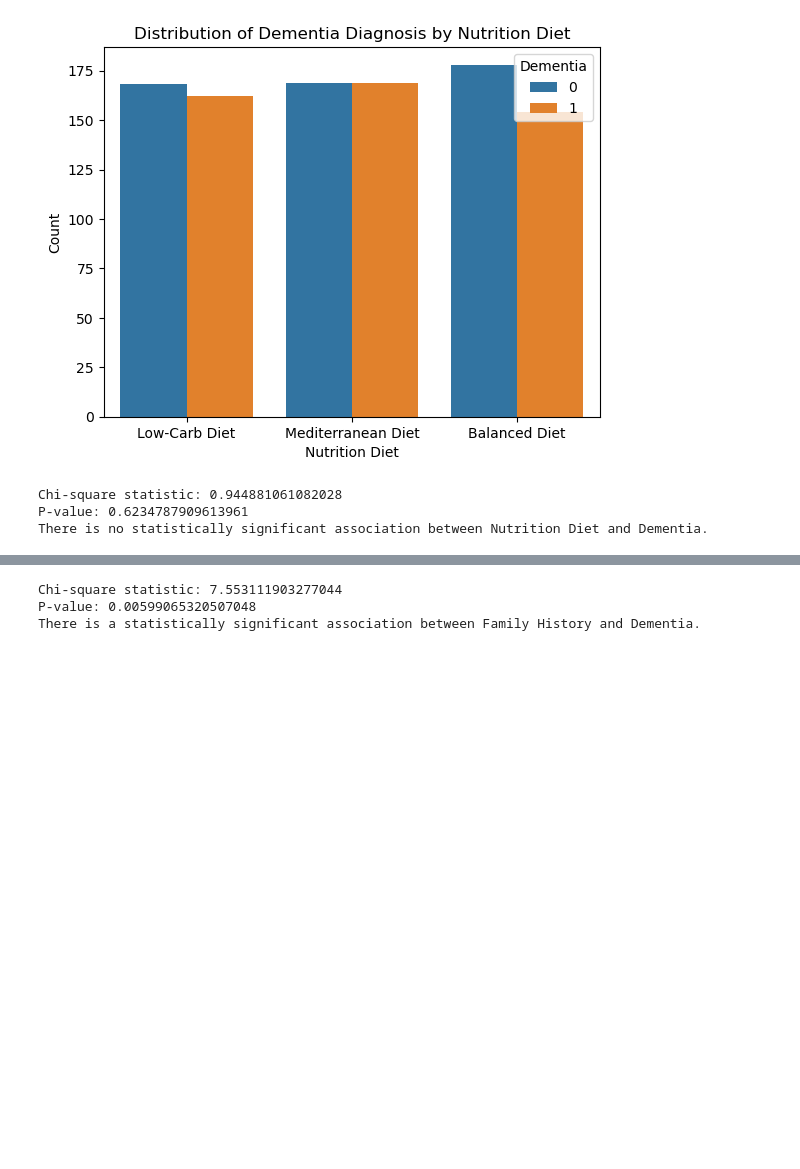
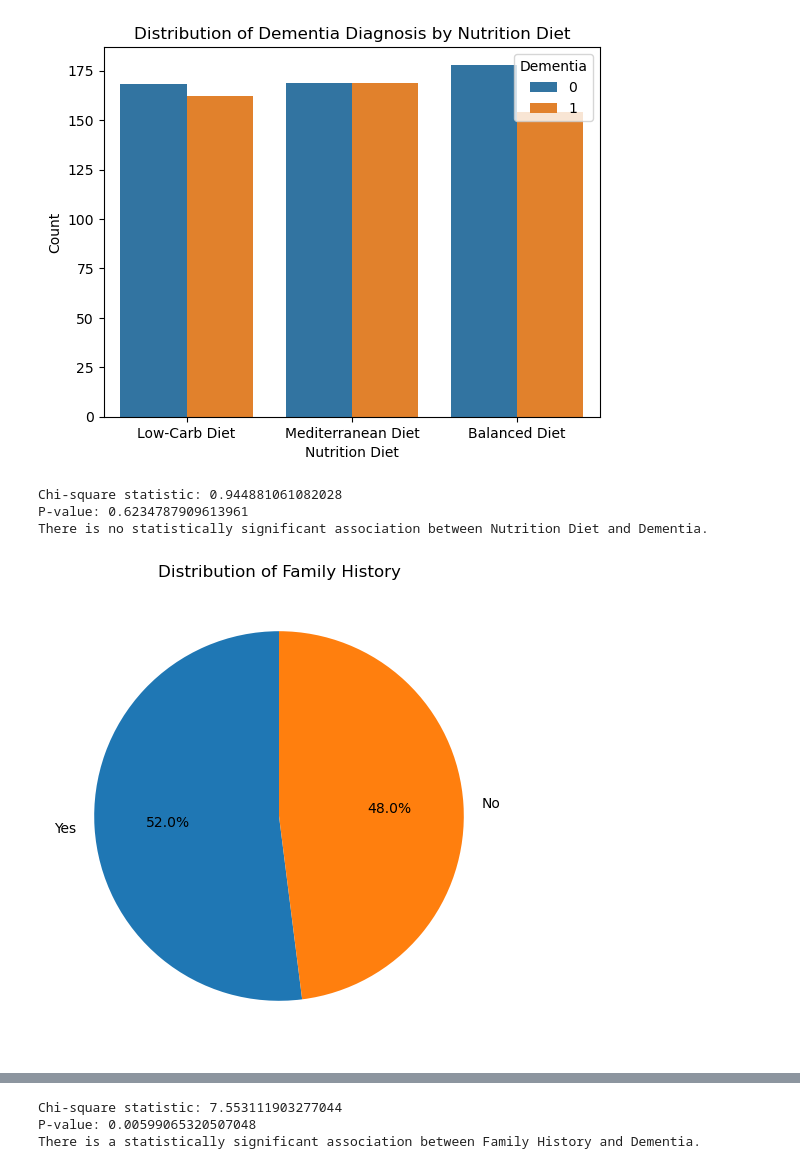
Before and after one commit to Feda2020/project_one_dementia, a Jupyter notebook: main.ipynb, the cells around one changed output, grey strips where cells are left out. Saved outputs shown, nothing was run; the diff lists cells and outputs as text; code cells hidden in the pictures; blank space fills up the shorter version.

```diff
--- a/main.ipynb
+++ b/main.ipynb
@@ -14,11 +14,4 @@ import scipy.stats as stats
 import seaborn as sns
 from scipy.stats import f_oneway
 import statsmodels.api as sm
-# %%
-# Load the dataset
-# Replace this with the path to your dataset
-data_path = "dementia.csv"
-
-
-# Display t the dataset to get a preview
 # %% [markdown]
@@ -212,3 +211,23 @@ else:
 Chi-square statistic: 0.944881061082028
 P-value: 0.6234787909613961
 There is no statistically significant association between Nutrition Diet and Dementia.
+# %%
+# Get the value counts for 'Family_History'
+family_history = dementia_df["Family_History"].value_counts()
+
+# Use the unique Family_History types as labels
+labels = family_history.index
+
+# Create a pie chart using family_history data
+plt.figure(figsize=(6,6))  # Optional: make the pie chart larger
+family_history.plot.pie(
+    labels=labels,        # Set labels to Family_History
+    autopct="%1.1f%%",    # Show percentage on the chart
+    startangle=90         # Optional: start the pie chart at 90 degrees
+)
+
+plt.ylabel("")  # Hide the y-axis label to clean up the plot
+plt.title("Distribution of Family History")  # Optional: Add a title
+plt.show()
+# %% [output]
+[figure, added]
```
Also changed, not shown: parts of 37 cells of this notebook.
